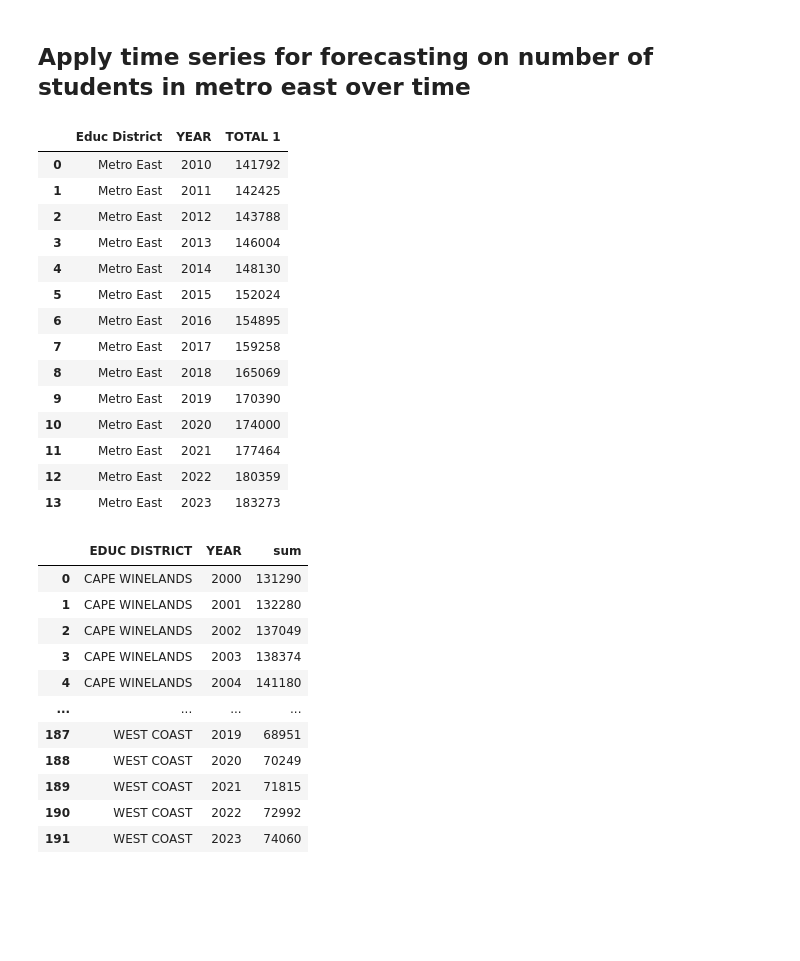
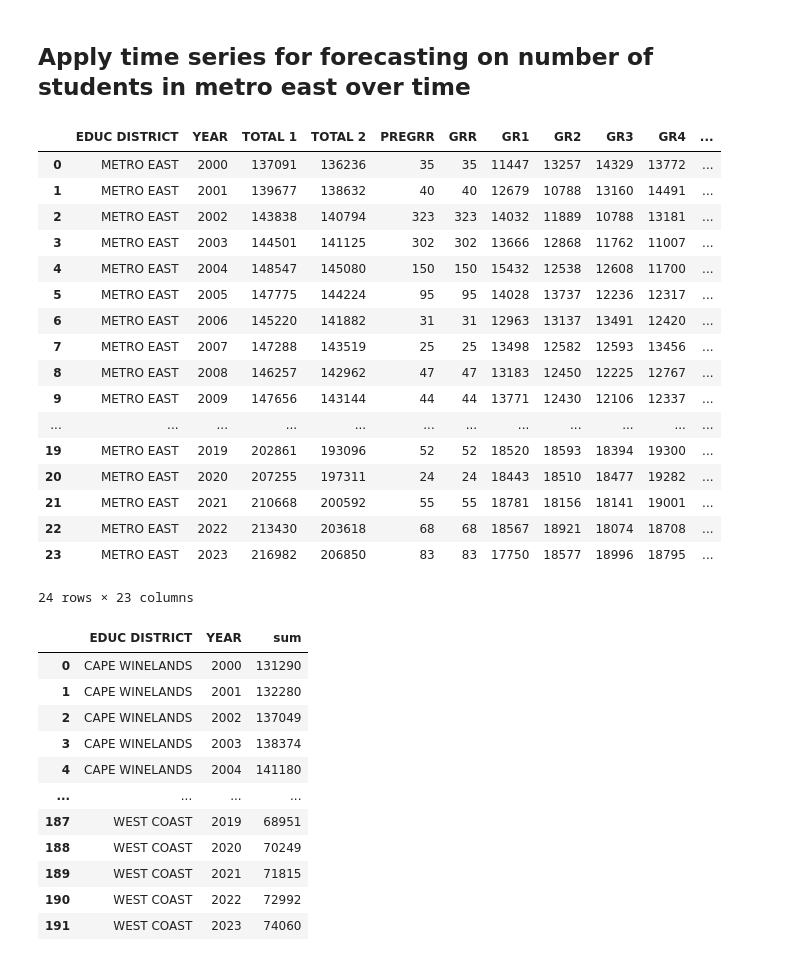
Before and after one commit to Gareth1995/education_project, a Jupyter notebook: time_series.ipynb, the cells around one changed output. Drawn from its saved outputs; the diff is of its cells as text; code cells hidden in the pictures; blank space fills up the shorter version.

Commit message:
Dropout proportion over time

```diff
--- a/time_series.ipynb
+++ b/time_series.ipynb
@@ -18,24 +18,28 @@ from math import sqrt
 # load data
 enrollment_ts = pd.read_excel('R/data/enrollment data.xlsx', sheet_name='Clean_PO_Detail')
 school_enrollment = pd.read_excel('R/data/metro_east_schools_enrollment.xlsx', sheet_name='Public Totals')
+dropout_df = pd.read_csv('R/data/dropout_data.csv')
-# %%
-school_enrollment
-# %% [output]
-|  | Educ District | YEAR | TOTAL 1 |
-| 0 | Metro East | 2010 | 141792 |
-| 1 | Metro East | 2011 | 142425 |
-| 2 | Metro East | 2012 | 143788 |
-| 3 | Metro East | 2013 | 146004 |
-| 4 | Metro East | 2014 | 148130 |
-| 5 | Metro East | 2015 | 152024 |
-| 6 | Metro East | 2016 | 154895 |
-| 7 | Metro East | 2017 | 159258 |
-| 8 | Metro East | 2018 | 165069 |
-| 9 | Metro East | 2019 | 170390 |
-| 10 | Metro East | 2020 | 174000 |
-| 11 | Metro East | 2021 | 177464 |
-| 12 | Metro East | 2022 | 180359 |
-| 13 | Metro East | 2023 | 183273 |
+# %%
+dropout_df
+# %% [output]
+|  | EDUC DISTRICT | YEAR | TOTAL 1 | TOTAL 2 | PREGRR | GRR | GR1 | GR2 | GR3 | GR4 | ... |
+| 0 | METRO EAST | 2000 | 137091 | 136236 | 35 | 35 | 11447 | 13257 | 14329 | 13772 | ... |
+| 1 | METRO EAST | 2001 | 139677 | 138632 | 40 | 40 | 12679 | 10788 | 13160 | 14491 | ... |
+| 2 | METRO EAST | 2002 | 143838 | 140794 | 323 | 323 | 14032 | 11889 | 10788 | 13181 | ... |
+| 3 | METRO EAST | 2003 | 144501 | 141125 | 302 | 302 | 13666 | 12868 | 11762 | 11007 | ... |
+| 4 | METRO EAST | 2004 | 148547 | 145080 | 150 | 150 | 15432 | 12538 | 12608 | 11700 | ... |
+| 5 | METRO EAST | 2005 | 147775 | 144224 | 95 | 95 | 14028 | 13737 | 12236 | 12317 | ... |
+| 6 | METRO EAST | 2006 | 145220 | 141882 | 31 | 31 | 12963 | 13137 | 13491 | 12420 | ... |
+| 7 | METRO EAST | 2007 | 147288 | 143519 | 25 | 25 | 13498 | 12582 | 12593 | 13456 | ... |
+| 8 | METRO EAST | 2008 | 146257 | 142962 | 47 | 47 | 13183 | 12450 | 12225 | 12767 | ... |
+| 9 | METRO EAST | 2009 | 147656 | 143144 | 44 | 44 | 13771 | 12430 | 12106 | 12337 | ... |
+| ... | ... | ... | ... | ... | ... | ... | ... | ... | ... | ... | ... |
+| 19 | METRO EAST | 2019 | 202861 | 193096 | 52 | 52 | 18520 | 18593 | 18394 | 19300 | ... |
+| 20 | METRO EAST | 2020 | 207255 | 197311 | 24 | 24 | 18443 | 18510 | 18477 | 19282 | ... |
+| 21 | METRO EAST | 2021 | 210668 | 200592 | 55 | 55 | 18781 | 18156 | 18141 | 19001 | ... |
+| 22 | METRO EAST | 2022 | 213430 | 203618 | 68 | 68 | 18567 | 18921 | 18074 | 18708 | ... |
+| 23 | METRO EAST | 2023 | 216982 | 206850 | 83 | 83 | 17750 | 18577 | 18996 | 18795 | ... |
+24 rows × 23 columns
 # %%
 # variable to apply time series to
 grade = 'TOTAL 1'
```
Also changed, not shown: parts of 1 cell of this notebook, 2 other files.
